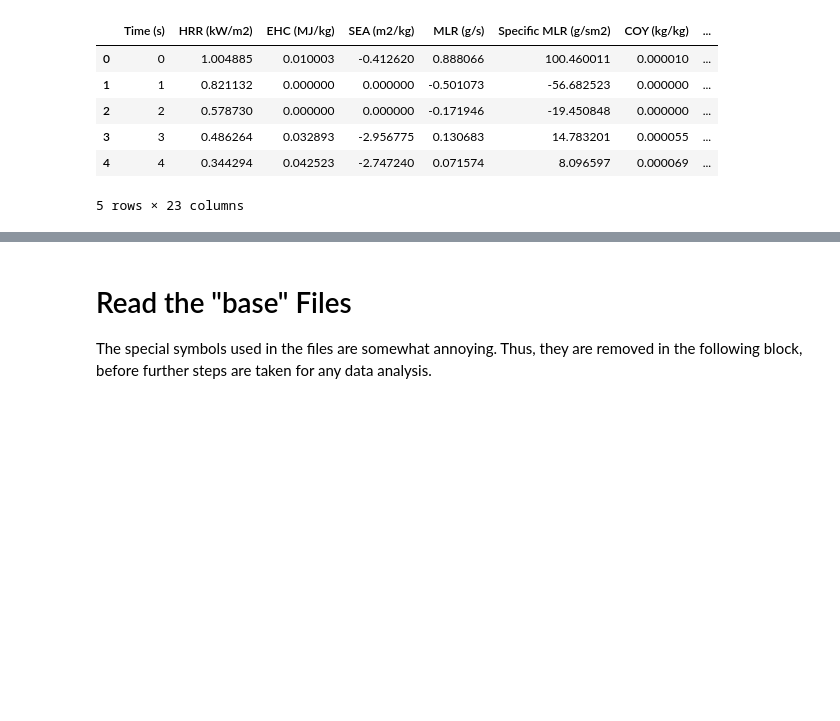
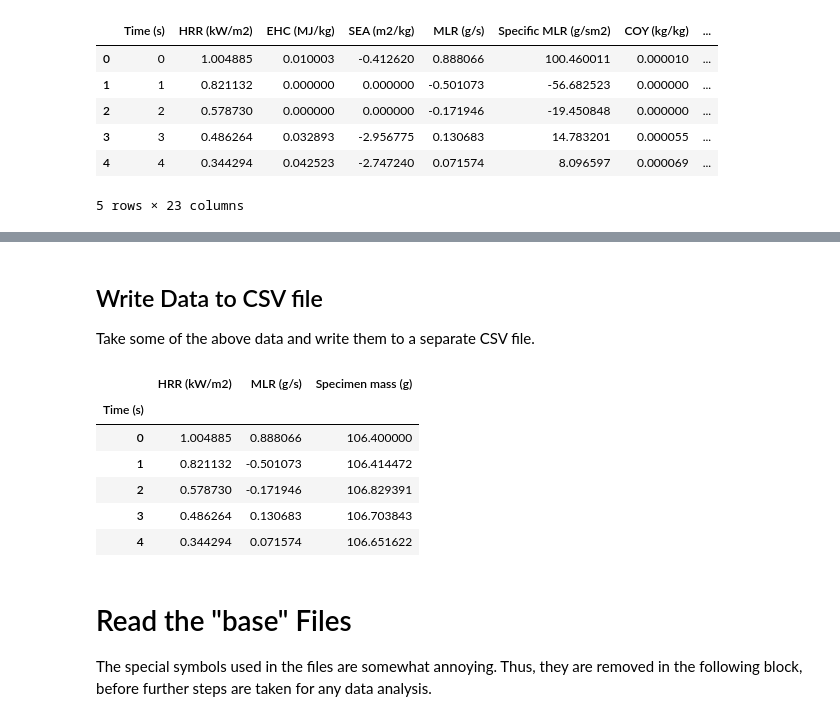
Before and after one commit to TristanHehnen/UsefulStuff, a Jupyter notebook: LabEquipment/ConeFTT/ReadFTTConeFiles.ipynb, the cells around one changed output, grey strips where cells are left out. Cells and saved outputs as stored; diff of their text form; code cells hidden in the pictures; blank space fills up the shorter version.

Commit message:
Added notebook to create FDS RAMP input of Cone Calorimeter data.

```diff
--- a/LabEquipment/ConeFTT/ReadFTTConeFiles.ipynb
+++ b/LabEquipment/ConeFTT/ReadFTTConeFiles.ipynb
@@ -162 +162,23 @@ Text(0,0.5,'Specimen mass (g)')
 [figure]
+# %% [markdown]
+## Write Data to CSV file
+
+Take some of the above data and write them to a separate CSV file.
+# %%
+exp_data_extract_df = pd.concat([exp_data['Time (s)'],
+                                 exp_data['HRR (kW/m2)'],
+                                 exp_data['MLR (g/s)'],
+                                 exp_data['Specimen mass (g)']],
+                                axis=1,
+                                keys=['Time (s)', 'HRR (kW/m2)',
+                                      'MLR (g/s)', 'Specimen mass (g)'])
+exp_data_extract_df = exp_data_extract_df.set_index('Time (s)')
+exp_data_extract_df.head()
+# %% [output]
+|  | HRR (kW/m2) | MLR (g/s) | Specimen mass (g) |
+| Time (s) |  |  |  |
+| 0 | 1.004885 | 0.888066 | 106.400000 |
+| 1 | 0.821132 | -0.501073 | 106.414472 |
+| 2 | 0.578730 | -0.171946 | 106.829391 |
+| 3 | 0.486264 | 0.130683 | 106.703843 |
+| 4 | 0.344294 | 0.071574 | 106.651622 |
```
Also changed, not shown: parts of 4 cells of this notebook, 1 other file.
